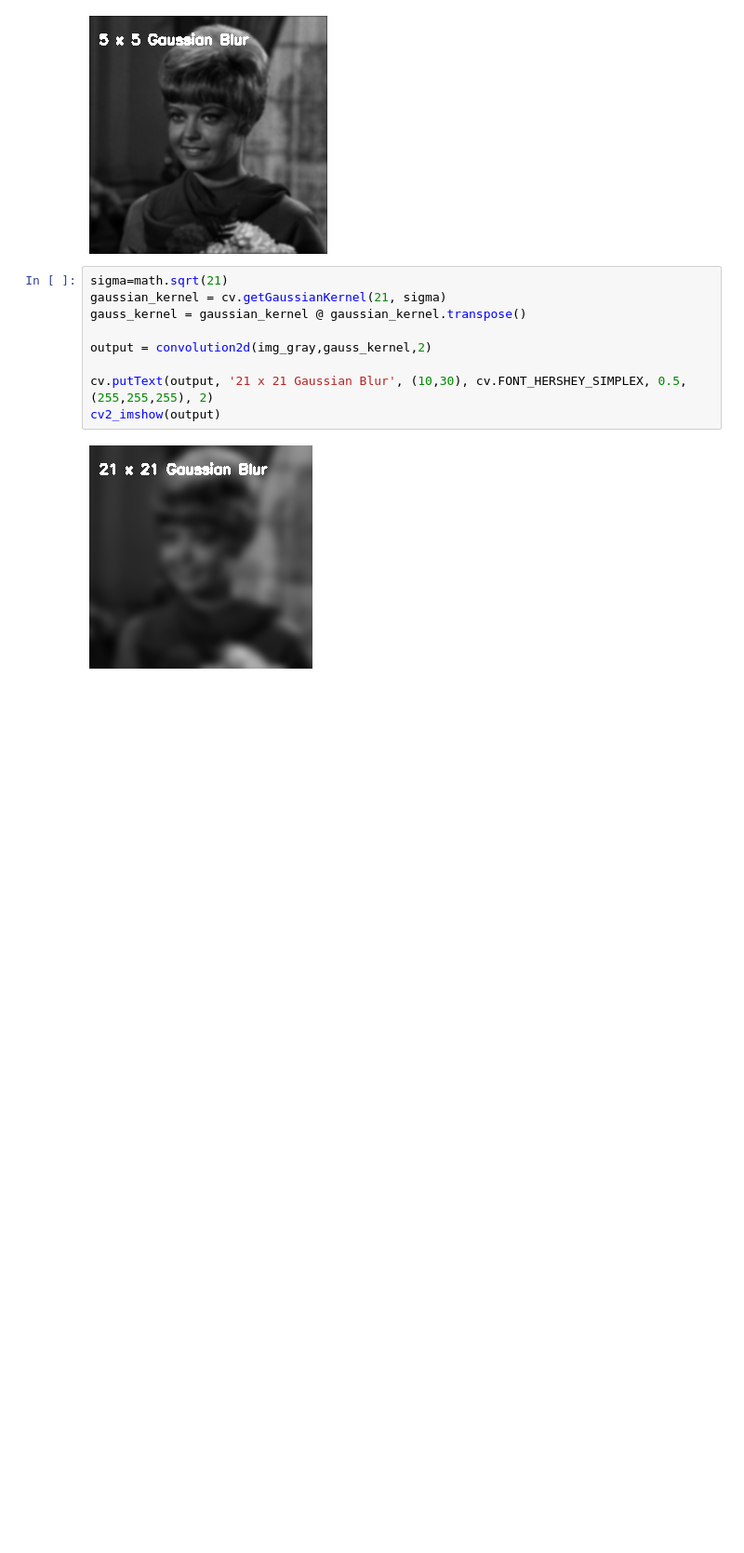
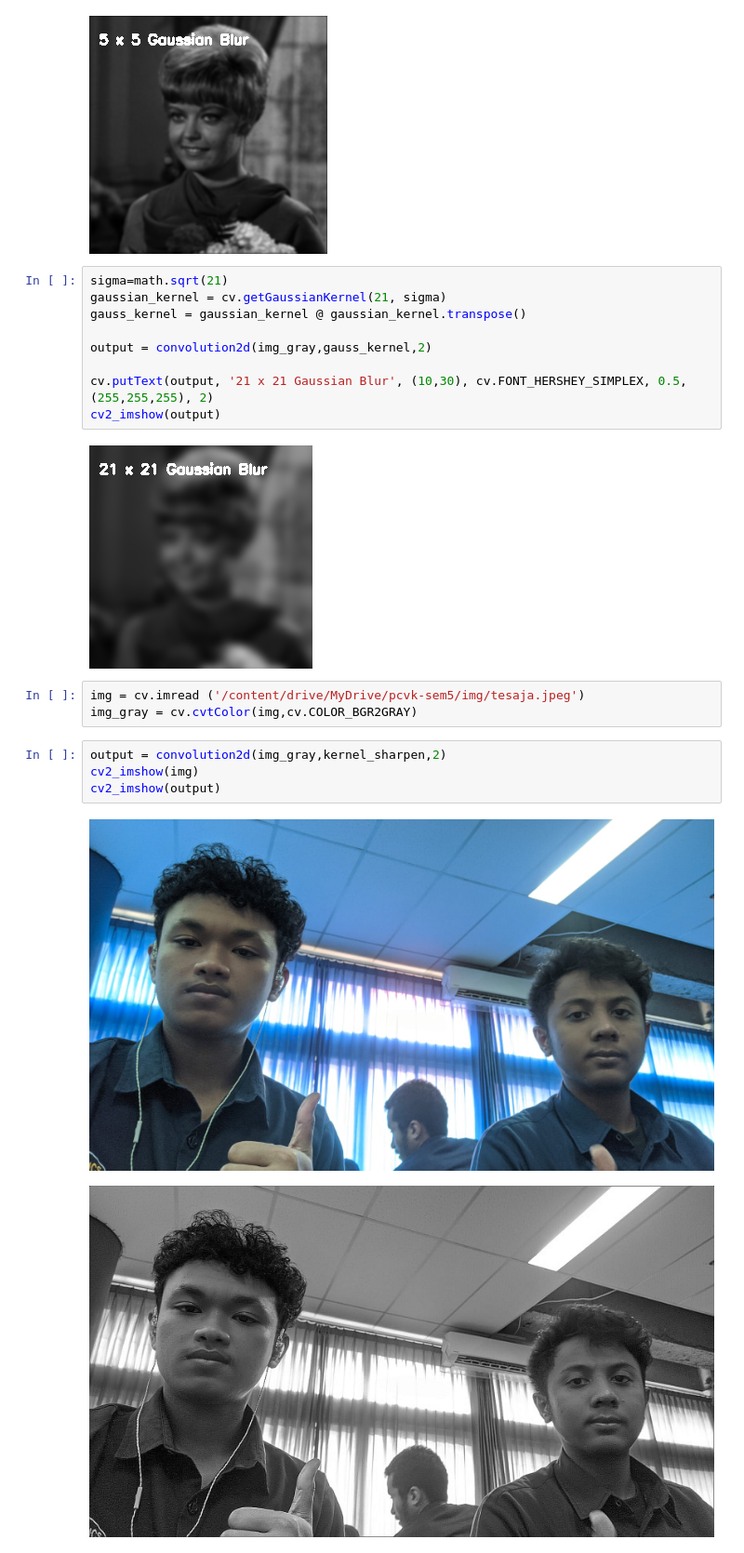
Before and after one commit to izamul/Kelompok-3_PCVK_TI3H_2023, a Jupyter notebook: week7.ipynb, the cells around one changed output. Shown at 93% size. Drawn from its saved outputs; the diff is of its cells as text; blank space fills up the shorter version.

```diff
--- a/week7.ipynb
+++ b/week7.ipynb
@@ -129,3 +129,13 @@ cv.putText(output, '21 x 21 Gaussian Blur', (10,30), cv.FONT_HERSHEY_SIMPLEX, 0.
 cv2_imshow(output)
 # %% [output]
 [figure]
+# %%
+img = cv.imread ('/content/drive/MyDrive/pcvk-sem5/img/tesaja.jpeg')
+img_gray = cv.cvtColor(img,cv.COLOR_BGR2GRAY)
+# %%
+output = convolution2d(img_gray,kernel_sharpen,2)
+cv2_imshow(img)
+cv2_imshow(output)
+# %% [output]
+[figure, added]
+[figure, added]
```
Also changed, not shown: parts of 1 cell of this notebook.
